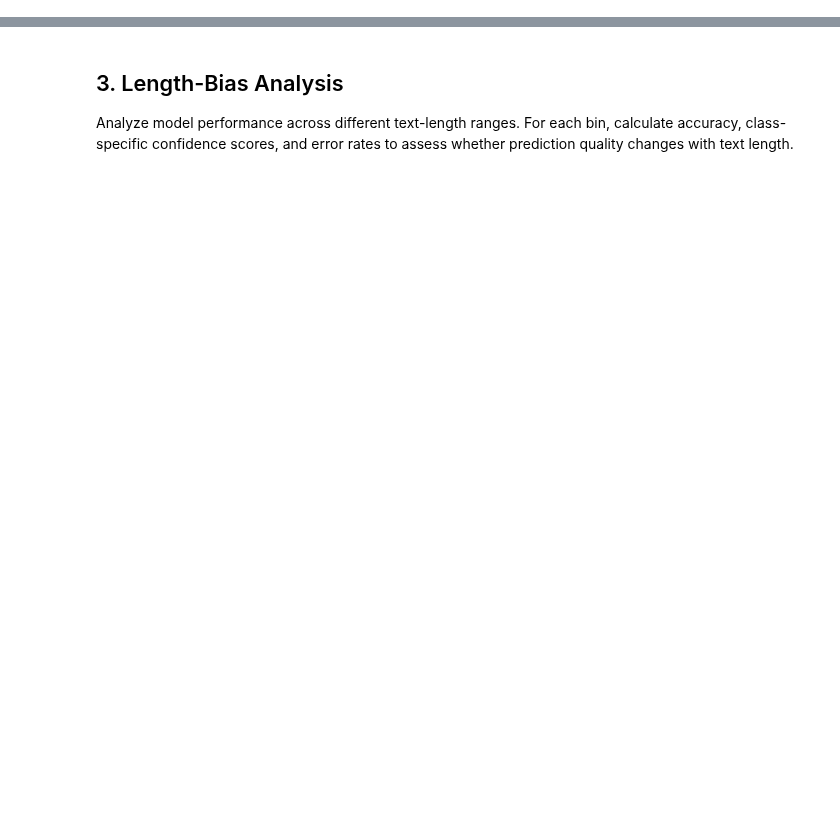
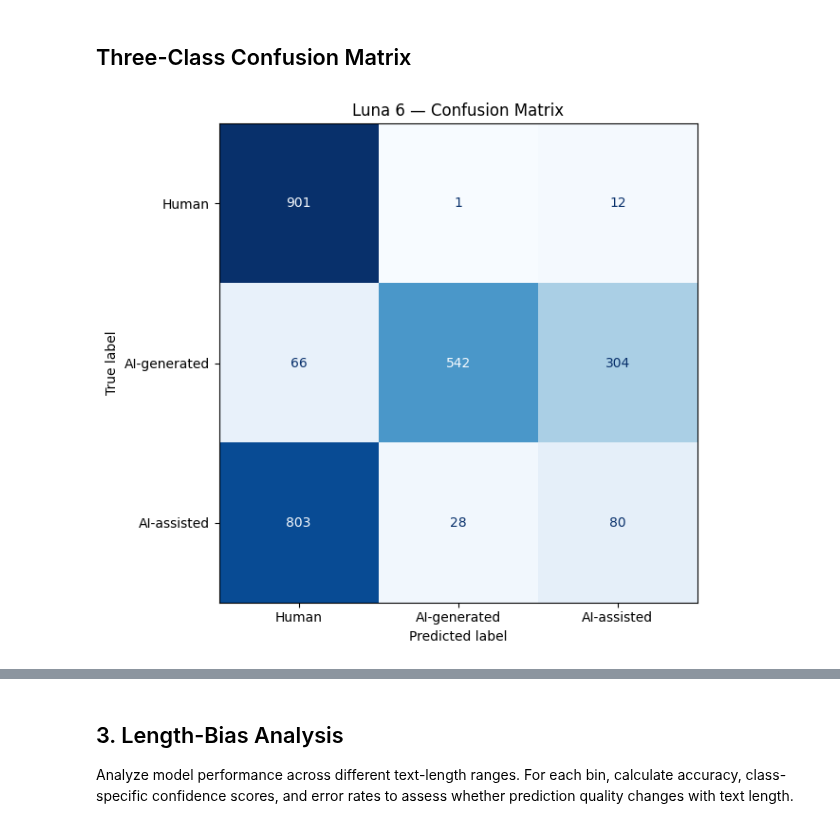
Before and after one commit to HassanHijaze/german-ai-text-detector-from-scratch, a Jupyter notebook: 05_luna-6-baseline/GPT_baseline.ipynb, the cells around one changed output, grey strips where cells are left out. Drawn from its saved outputs; the diff is of its cells as text; code cells hidden in the pictures; blank space fills up the shorter version.

Commit message:
update 05_luna-6-baseline

```diff
--- a/05_luna-6-baseline/GPT_baseline.ipynb
+++ b/05_luna-6-baseline/GPT_baseline.ipynb
@@ -504,0 +310,72 @@ Confusion Matrix Table:
+# %% [markdown]
+## Three-Class Confusion Matrix
+# %%
+import matplotlib.pyplot as plt
+from sklearn.metrics import ConfusionMatrixDisplay
+
+
+RESULTS_DIR = Path("results")
+RESULTS_DIR.mkdir(exist_ok=True)
+
+
+cm = confusion_matrix(
+    y_true,
+    y_pred,
+    labels=[0, 1, 2],
+)
+
+class_names = [
+    "Human",
+    "AI-generated",
+    "AI-assisted",
+]
+
+
+# Save numerical table
+confusion_table = pd.DataFrame(
+    cm,
+    index=[
+        "true Human",
+        "true AI-generated",
+        "true AI-assisted",
+    ],
+    columns=[
+        "pred Human",
+        "pred AI-generated",
+        "pred AI-assisted",
+    ],
+)
+
+confusion_table.to_csv(
+    RESULTS_DIR / "luna6-confusion-matrix.csv"
+)
+
+
+# Plot confusion matrix
+fig, ax = plt.subplots(figsize=(7, 6))
+
+ConfusionMatrixDisplay(
+    confusion_matrix=cm,
+    display_labels=class_names,
+).plot(
+    ax=ax,
+    cmap="Blues",
+    values_format=",d",
+    colorbar=False,
+)
+
+ax.set_title("Luna 6 — Confusion Matrix")
+ax.set_xlabel("Predicted label")
+ax.set_ylabel("True label")
+
+fig.tight_layout()
+
+fig.savefig(
+    RESULTS_DIR / "luna6-confusion-matrix.png",
+    dpi=300,
+    bbox_inches="tight",
+)
+
+plt.show()
+# %% [output]
+[figure, added]
```
Also changed, not shown: parts of 14 cells of this notebook, 10 other files.
